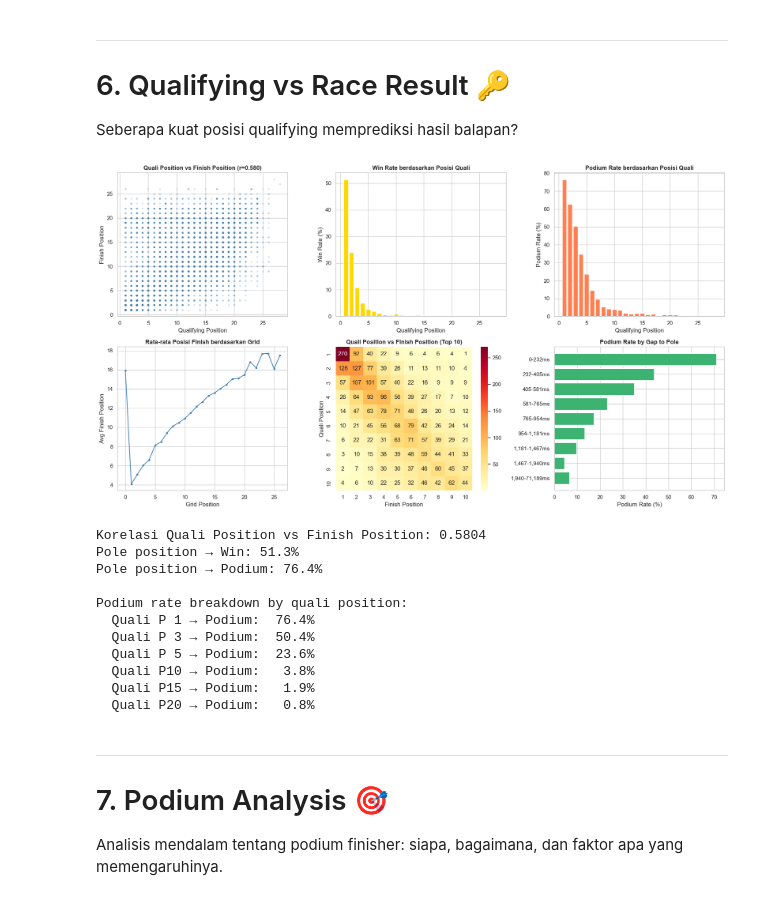
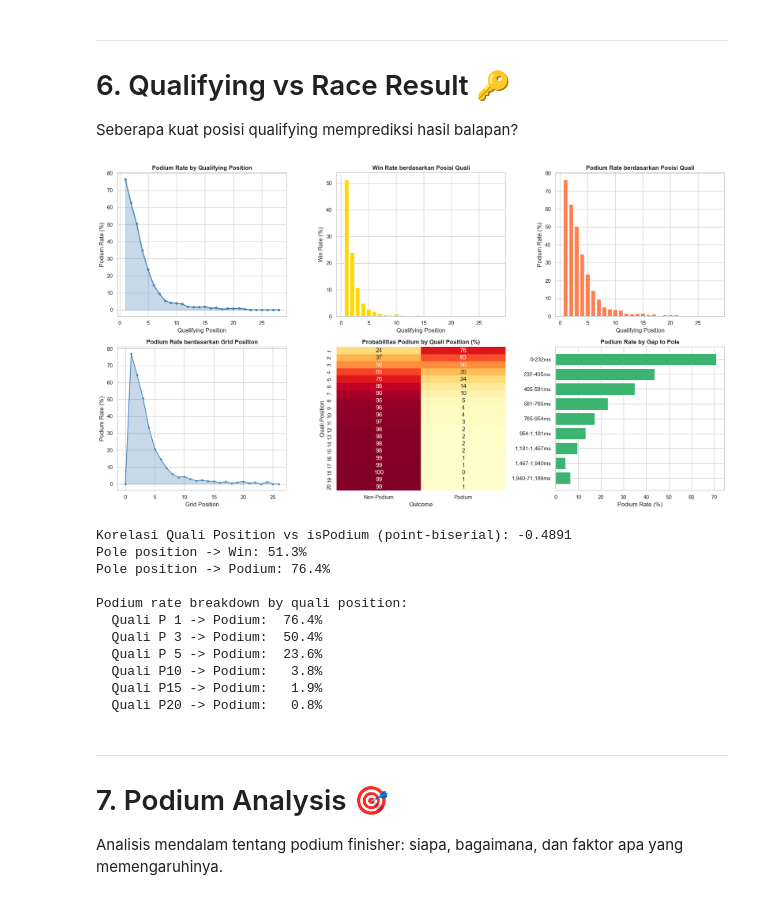
Before and after one commit to blurtie/f1-podium-prediction, a Jupyter notebook: notebooks/eda_azzam.ipynb, the cells around one changed output. Drawn from its saved outputs; the diff is of its cells as text; code cells hidden in the pictures.

```diff
--- a/notebooks/eda_azzam.ipynb
+++ b/notebooks/eda_azzam.ipynb
@@ -411,20 +420,21 @@ quali_race = quali.merge(
 )
 quali_race = quali_race.merge(tables["races"][["raceId", "year"]], on="raceId")
 
-# Filter valid data (both have positions)
+# Filter valid data
 quali_race = quali_race.dropna(subset=["position", "positionOrder"])
 quali_race["position"] = quali_race["position"].astype(int)
 quali_race["positionOrder"] = quali_race["positionOrder"].astype(int)
+quali_race["isPodium"] = quali_race["positionOrder"] <= 3
 
 fig, axes = plt.subplots(2, 3, figsize=(18, 10))
 
-# Scatter: quali position vs finishing position
-axes[0,0].scatter(quali_race["position"], quali_race["positionOrder"],
-                  alpha=0.15, s=8, c="steelblue")
-corr = quali_race["position"].corr(quali_race["positionOrder"])
-axes[0,0].set_title(f"Quali Position vs Finish Position (r={corr:.3f})", fontweight="bold")
+# Podium rate by quali position (replaces scatter)
+podium_by_quali = quali_race.groupby("position")["isPodium"].mean() * 100
+axes[0,0].plot(podium_by_quali.index, podium_by_quali.values, "o-", color="steelblue", linewidth=2, markersize=4)
+axes[0,0].fill_between(podium_by_quali.index, podium_by_quali.values, alpha=0.3, color="steelblue")
+axes[0,0].set_title("Podium Rate by Qualifying Position", fontweight="bold")
 axes[0,0].set_xlabel("Qualifying Position")
-axes[0,0].set_ylabel("Finish Position")
+axes[0,0].set_ylabel("Podium Rate (%)")
 
 # Win rate by quali position
 win_rate = quali_race.groupby("position").apply(
@@ -435,7 +445,7 @@ axes[0,1].set_title("Win Rate berdasarkan Posisi Quali", fontweight="bold")
 axes[0,1].set_xlabel("Qualifying Position")
 axes[0,1].set_ylabel("Win Rate (%)")
 
-# Podium rate by quali position
+# Podium rate by quali position (existing, keep)
 podium_rate = quali_race.groupby("position").apply(
     lambda x: (x["positionOrder"] <= 3).mean() * 100
 )
@@ -444,66 +454,74 @@ axes[0,2].set_title("Podium Rate berdasarkan Posisi Quali", fontweight="bold")
 axes[0,2].set_xlabel("Qualifying Position")
 axes[0,2].set_ylabel("Podium Rate (%)")
 
-# Average finish by grid position
-avg_finish = quali_race.groupby("grid")["positionOrder"].mean()
-axes[1,0].plot(avg_finish.index, avg_finish.values, "o-", color="steelblue", markersize=3)
-axes[1,0].set_title("Rata-rata Posisi Finish berdasarkan Grid", fontweight="bold")
+# Podium rate by grid (replaces avg finish by grid)
+podium_by_grid = quali_race.groupby("grid")["isPodium"].mean() * 100
+axes[1,0].plot(podium_by_grid.index, podium_by_grid.values, "o-", color="steelblue", markersize=3)
+axes[1,0].fill_between(podium_by_grid.index, podium_by_grid.values, alpha=0.3, color="steelblue")
+axes[1,0].set_title("Podium Rate berdasarkan Grid Position", fontweight="bold")
 axes[1,0].set_xlabel("Grid Position")
-axes[1,0].set_ylabel("Avg Finish Position")
+axes[1,0].set_ylabel("Podium Rate (%)")
 
-# Heatmap: quali vs finish
-heatmap_data = quali_race.groupby(["position", "positionOrder"]).size().unstack(fill_value=0)
-heatmap_small = heatmap_data.loc[range(1, 11), range(1, 11)]
-sns.heatmap(heatmap_small, annot=True, fmt="d", cmap="YlOrRd", ax=axes[1,1])
-axes[1,1].set_title("Quali Position vs Finish Position (Top 10)", fontweight="bold")
-axes[1,1].set_xlabel("Finish Position")
+# Heatmap: quali position vs isPodium (replaces quali vs finish count heatmap)
+quali_race["podium_label"] = quali_race["isPodium"].map({False: "Non-Podium", True: "Podium"})
+heatmap_data = quali_race.groupby(["position", "podium_label"]).size().unstack(fill_value=0)
+for col in ["Non-Podium", "Podium"]:
+    if col not in heatmap_data.columns:
+        heatmap_data[col] = 0
+heatmap_data = heatmap_data[["Non-Podium", "Podium"]]
+heatmap_pct = heatmap_data.div(heatmap_data.sum(axis=1), axis=0) * 100
+sns.heatmap(heatmap_pct.loc[range(1, 21)], annot=True, fmt=".0f", cmap="YlOrRd", ax=axes[1,1],
+            xticklabels=["Non-Podium", "Podium"], cbar=False)
+axes[1,1].set_title("Probabilitas Podium by Quali Position (%)", fontweight="bold")
+axes[1,1].set_xlabel("Outcome")
 axes[1,1].set_ylabel("Quali Position")
 
 # Gap to pole analysis
 quali_race["q3_time"] = pd.to_numeric(quali_race["q3"].str.replace(":", "").str.replace(".", ""), errors="coerce")
 pole_time = quali_race[quali_race["position"] == 1][["raceId", "q3_time"]].rename(columns={"q3_time": "pole_time"})
 quali_with_pole = quali_race.merge(pole_time, on="raceId", how="left")
 quali_with_pole["gap_to_pole"] = quali_with_pole["q3_time"] - quali_with_pole["pole_time"]
 valid_gap = quali_with_pole.dropna(subset=["gap_to_pole", "positionOrder"])
 valid_gap = valid_gap[valid_gap["gap_to_pole"] >= 0]
 if len(valid_gap) > 100:
     bins = pd.qcut(valid_gap["gap_to_pole"], q=10, duplicates="drop")
     gap_podium = valid_gap.groupby(bins, observed=False).apply(
         lambda x: (x["positionOrder"] <= 3).mean() * 100
     )
     gap_labels = [f"{int(g.left):,}-{int(g.right):,}ms" for g in gap_podium.index.categories]
     axes[1,2].barh(range(len(gap_labels)), gap_podium.values, color="mediumseagreen")
     axes[1,2].set_yticks(range(len(gap_labels)))
     axes[1,2].set_yticklabels(gap_labels)
     axes[1,2].set_title("Podium Rate by Gap to Pole", fontweight="bold")
     axes[1,2].set_xlabel("Podium Rate (%)")
     axes[1,2].invert_yaxis()
 
 plt.tight_layout()
 plt.show()
 
-print(f"\nKorelasi Quali Position vs Finish Position: {corr:.4f}")
+corr_podium = quali_race["position"].corr(quali_race["isPodium"])
+print(f"\nKorelasi Quali Position vs isPodium (point-biserial): {corr_podium:.4f}")
 pole_to_win = (quali_race[quali_race["position"] == 1]["positionOrder"] == 1).mean() * 100
-print(f"Pole position → Win: {pole_to_win:.1f}%")
+print(f"Pole position -> Win: {pole_to_win:.1f}%")
 pole_to_podium = (quali_race[quali_race["position"] == 1]["positionOrder"] <= 3).mean() * 100
-print(f"Pole position → Podium: {pole_to_podium:.1f}%")
+print(f"Pole position -> Podium: {pole_to_podium:.1f}%")
 print(f"\nPodium rate breakdown by quali position:")
 for pos in [1, 3, 5, 10, 15, 20]:
     rate = (quali_race[quali_race["position"] == pos]["positionOrder"] <= 3).mean() * 100
-    print(f"  Quali P{pos:2d} → Podium: {rate:5.1f}%")
+    print(f"  Quali P{pos:2d} -> Podium: {rate:5.1f}%")
 # %% [output]
-[figure, old version]
+[figure, new version]
-Korelasi Quali Position vs Finish Position: 0.5804
-Pole position → Win: 51.3%
-Pole position → Podium: 76.4%
+Korelasi Quali Position vs isPodium (point-biserial): -0.4891
+Pole position -> Win: 51.3%
+Pole position -> Podium: 76.4%
 
 Podium rate breakdown by quali position:
-  Quali P 1 → Podium:  76.4%
-  Quali P 3 → Podium:  50.4%
-  Quali P 5 → Podium:  23.6%
-  Quali P10 → Podium:   3.8%
-  Quali P15 → Podium:   1.9%
-  Quali P20 → Podium:   0.8%
+  Quali P 1 -> Podium:  76.4%
+  Quali P 3 -> Podium:  50.4%
+  Quali P 5 -> Podium:  23.6%
+  Quali P10 -> Podium:   3.8%
+  Quali P15 -> Podium:   1.9%
+  Quali P20 -> Podium:   0.8%
 # %% [markdown]
 ---
 # 7. Podium Analysis 🎯
```
Also changed, not shown: parts of 4 cells of this notebook.
